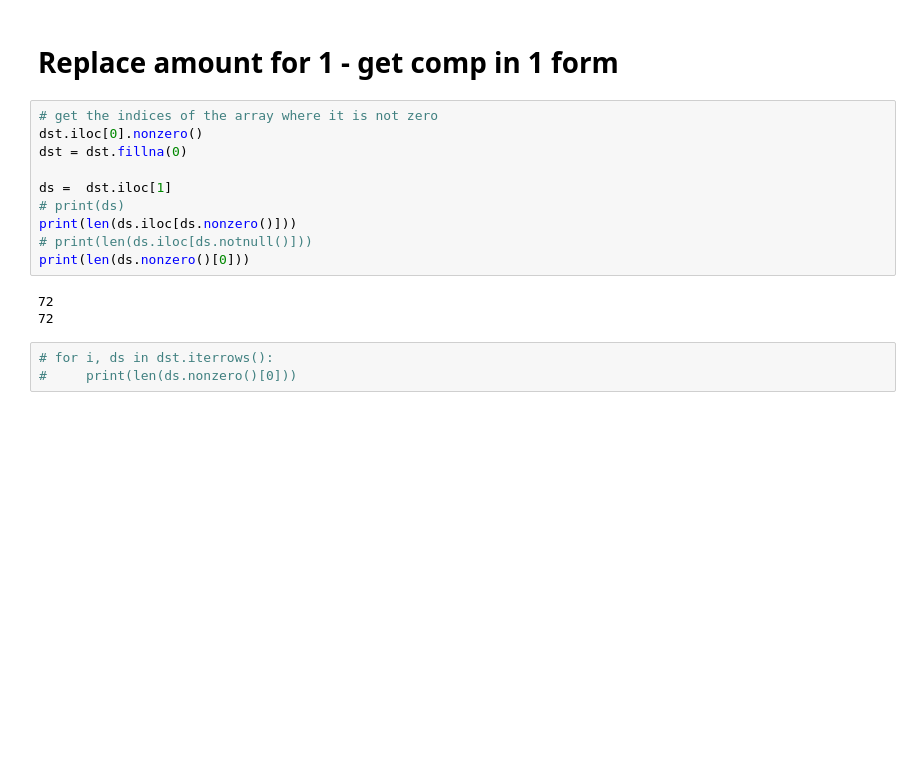
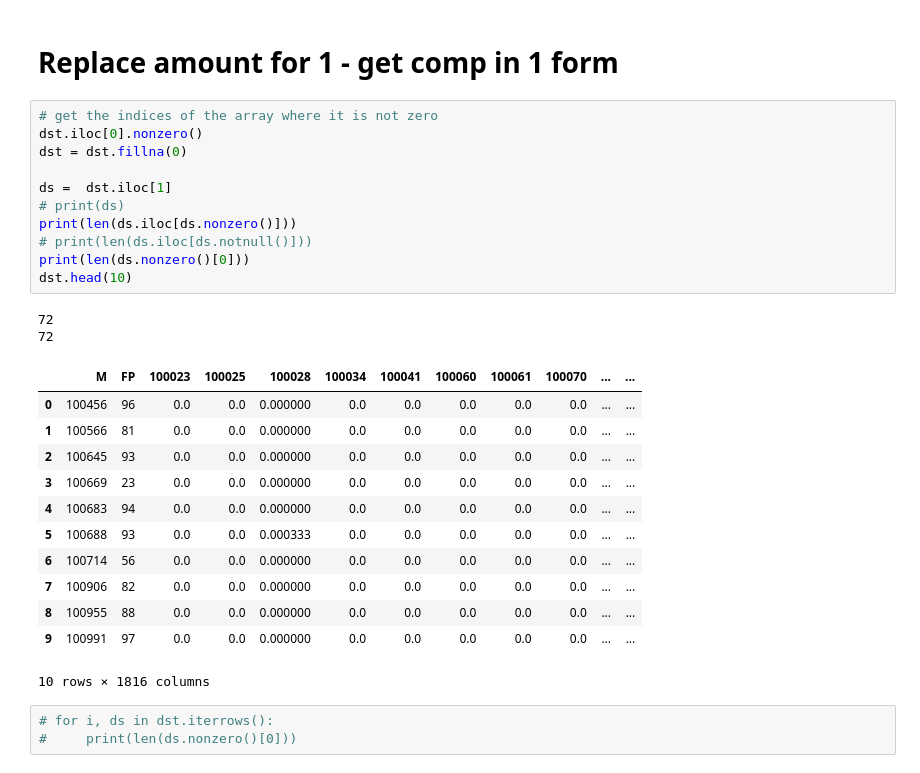
Before and after one commit to davidvela/FL-, a Jupyter notebook: pDev2/visNb.ipynb, the cells around one changed output. Drawn from its saved outputs; the diff is of its cells as text; blank space fills up the shorter version.

```diff
--- a/pDev2/visNb.ipynb
+++ b/pDev2/visNb.ipynb
@@ -230,16 +230,29 @@ total - sum(pd.isnull(dst[com]))
 # %%
 # get the indices of the array where it is not zero
 dst.iloc[0].nonzero()
 dst = dst.fillna(0)
 
 ds =  dst.iloc[1]
 # print(ds)
 print(len(ds.iloc[ds.nonzero()]))
 # print(len(ds.iloc[ds.notnull()]))
 print(len(ds.nonzero()[0]))
+dst.head(10)
 # %% [output]
 72
 72
+|  | M | FP | 100023 | 100025 | 100028 | 100034 | 100041 | 100060 | 100061 | 100070 | ... | ... |
+| 0 | 100456 | 96 | 0.0 | 0.0 | 0.000000 | 0.0 | 0.0 | 0.0 | 0.0 | 0.0 | ... | ... |
+| 1 | 100566 | 81 | 0.0 | 0.0 | 0.000000 | 0.0 | 0.0 | 0.0 | 0.0 | 0.0 | ... | ... |
+| 2 | 100645 | 93 | 0.0 | 0.0 | 0.000000 | 0.0 | 0.0 | 0.0 | 0.0 | 0.0 | ... | ... |
+| 3 | 100669 | 23 | 0.0 | 0.0 | 0.000000 | 0.0 | 0.0 | 0.0 | 0.0 | 0.0 | ... | ... |
+| 4 | 100683 | 94 | 0.0 | 0.0 | 0.000000 | 0.0 | 0.0 | 0.0 | 0.0 | 0.0 | ... | ... |
+| 5 | 100688 | 93 | 0.0 | 0.0 | 0.000333 | 0.0 | 0.0 | 0.0 | 0.0 | 0.0 | ... | ... |
+| 6 | 100714 | 56 | 0.0 | 0.0 | 0.000000 | 0.0 | 0.0 | 0.0 | 0.0 | 0.0 | ... | ... |
+| 7 | 100906 | 82 | 0.0 | 0.0 | 0.000000 | 0.0 | 0.0 | 0.0 | 0.0 | 0.0 | ... | ... |
+| 8 | 100955 | 88 | 0.0 | 0.0 | 0.000000 | 0.0 | 0.0 | 0.0 | 0.0 | 0.0 | ... | ... |
+| 9 | 100991 | 97 | 0.0 | 0.0 | 0.000000 | 0.0 | 0.0 | 0.0 | 0.0 | 0.0 | ... | ... |
+10 rows × 1816 columns
 # %%
 # for i, ds in dst.iterrows():
 #     print(len(ds.nonzero()[0]))
```
Also changed, not shown: parts of 1 cell of this notebook, 2 other files.
